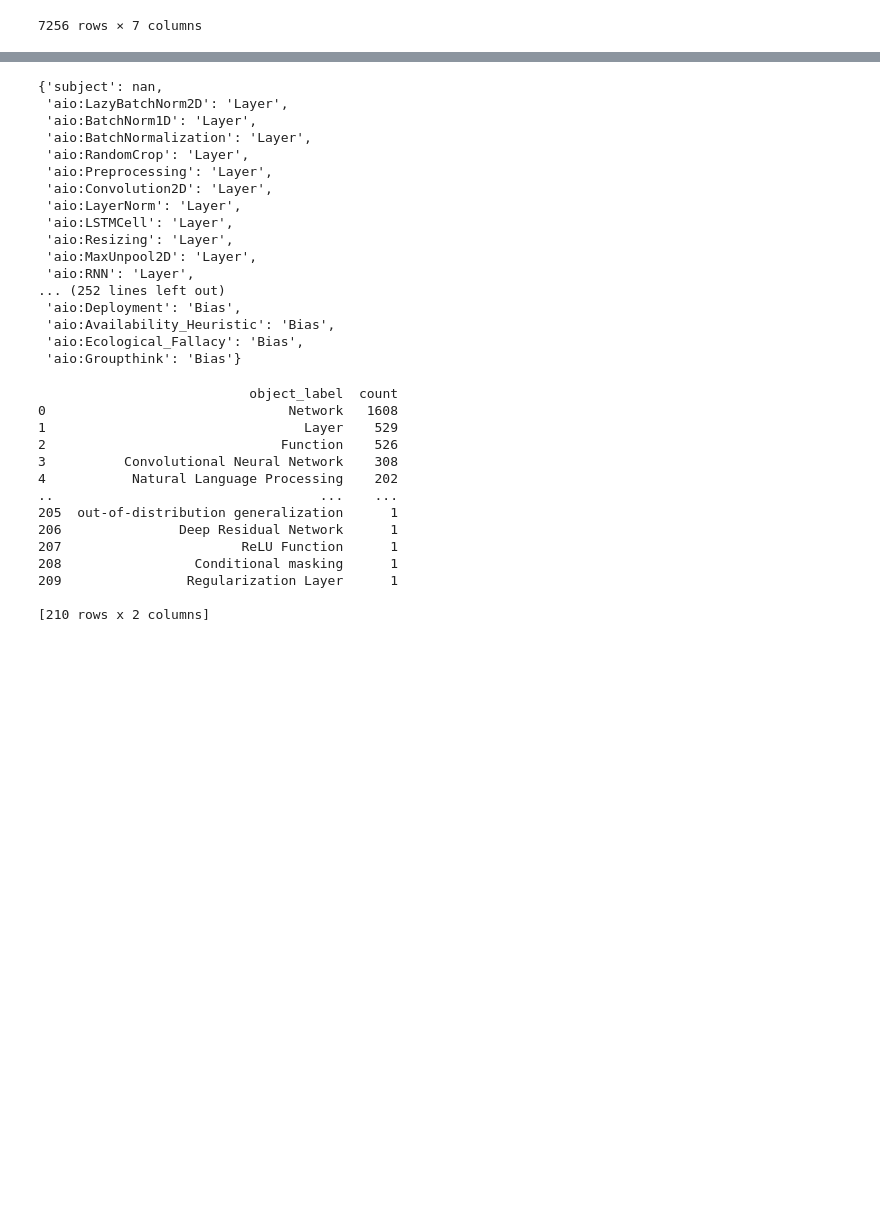
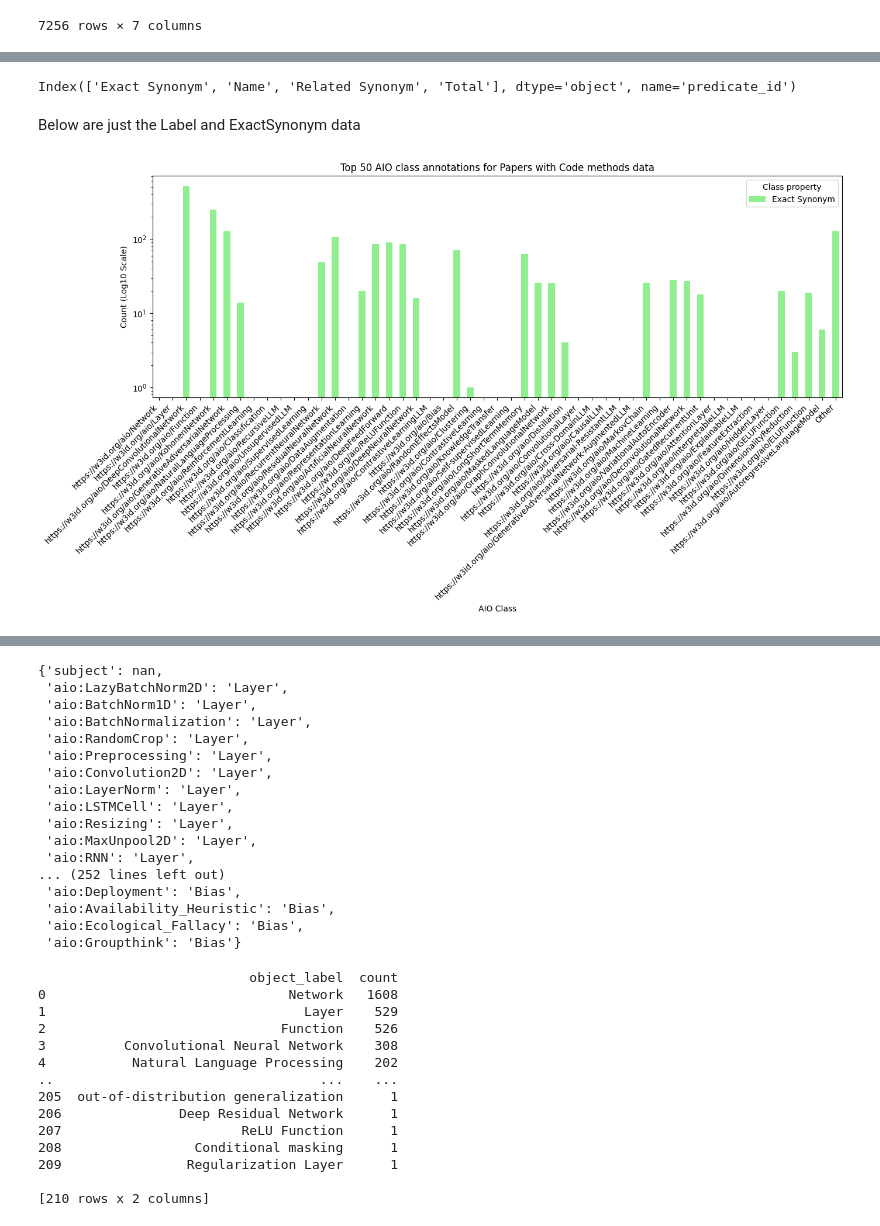
Before and after one commit to berkeleybop/artificial-intelligence-ontology, a Jupyter notebook: annotate/analyze_PWC_annotations.ipynb, the cells around one changed output, grey strips where cells are left out. Drawn from its saved outputs; the diff is of its cells as text; code cells hidden in the pictures; blank space fills up the shorter version.

```diff
--- a/annotate/analyze_PWC_annotations.ipynb
+++ b/annotate/analyze_PWC_annotations.ipynb
@@ -224 +227,64 @@ Index: []
+# %%
+pivot_df.columns
+# %% [output]
+Index(['Exact Synonym', 'Name', 'Related Synonym', 'Total'], dtype='object', name='predicate_id')
+# %% [markdown]
+Below are just the Label and ExactSynonym data
+# %%
+import pandas as pd
+import matplotlib.pyplot as plt
+
+# Assuming df_copy is prepared correctly
+
+# Pivot the DataFrame to get counts for each predicate_id for each object_id
+pivot_df = df_copy.pivot_table(index='object_id', columns='predicate_id', values='count', aggfunc='sum', fill_value=0)
+
+# Drop the 'Related Synonym' column if it exists
+pivot_df.drop(columns=['oio:hasRelatedSynonym'], errors='ignore', inplace=True)
+
+# Rename columns according to the mapping
+pivot_df.rename(columns={'rdfs:label': 'Name', 'oio:hasExactSynonym': 'Exact Synonym'}, inplace=True)
+
+# Calculate total counts across 'Name' and 'Exact Synonym' for sorting
+pivot_df['Total'] = pivot_df.sum(axis=1)
+
+# Sort by total counts and select the top 50
+top_50_df = pivot_df.sort_values('Total', ascending=False).head(50)
+
+# Sum the counts for all other classes into an 'Other' category
+other_sum = pivot_df.sort_values('Total', ascending=False).iloc[50:].sum()
+other_df = pd.DataFrame(other_sum).transpose()
+other_df.index = ['Other']
+
+# Drop the 'Total' column as it's no longer needed
+top_50_df.drop(columns=['Total'], inplace=True)
+other_df.drop(columns=['Total'], inplace=True)
+
+# Combine top 50 with 'Other'
+final_df = pd.concat([top_50_df, other_df])
+
+# Define colors for the columns we will plot
+colors = {'Name': 'skyblue', 'Exact Synonym': 'lightgreen'}
+
+# Plotting
+fig, ax = plt.subplots(figsize=(14, 8))
+# Plot only the columns present in final_df that have a color defined in the colors dictionary
+plot_columns = [col for col in final_df.columns if col in colors]
+final_df[plot_columns].plot(kind='bar', stacked=True, ax=ax, color=[colors[col] for col in plot_columns], logy=True)
+
+plt.title('Top 50 AIO class annotations for Papers with Code methods data')
+plt.xlabel('AIO Class')
+plt.ylabel('Count (Log10 Scale)')
+plt.xticks(rotation=45, ha='right')
+# Update the legend to reflect the final column names
+ax.legend(plot_columns, title='Class property')
+
+plt.tight_layout()
+
+plt.savefig('top_50_aio_annotations_corrected.png')
+plt.savefig('top_50_aio_annotations_corrected.pdf')
+
+plt.show()
+# %% [output]
+[figure, added]
 # %%
```
Also changed, not shown: parts of 2 cells of this notebook, 2 other files.
